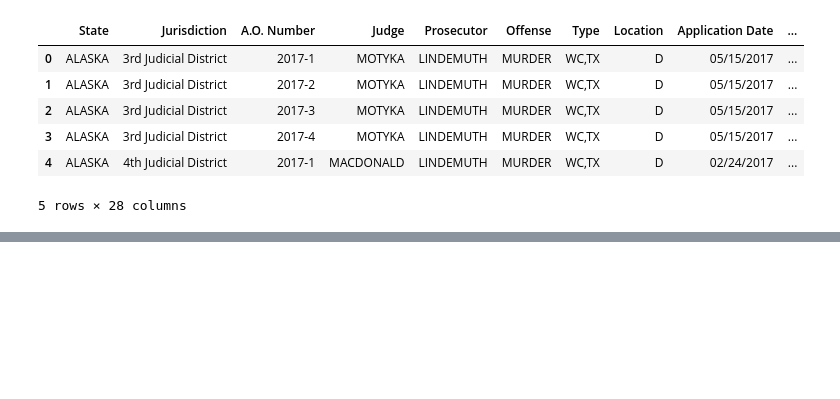
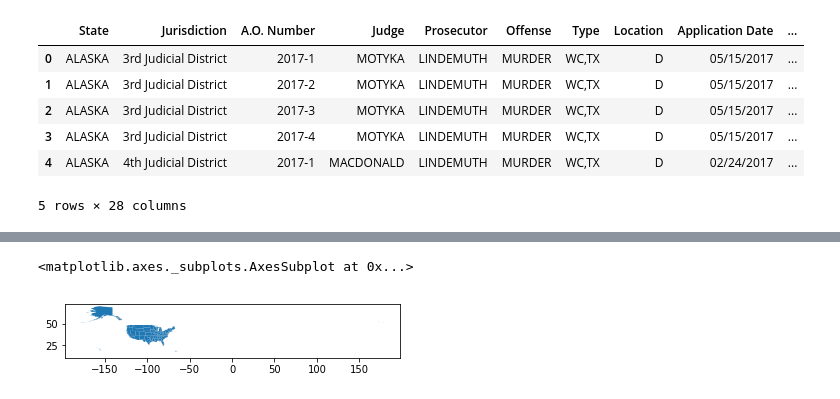
Before and after one commit to hpeyronnin/Wiretaps, a Jupyter notebook: Wiretaps.ipynb, the cells around one changed output, grey strips where cells are left out. Cells and saved outputs as stored; diff of their text form; code cells hidden in the pictures; blank space fills up the shorter version.

```diff
--- a/Wiretaps.ipynb
+++ b/Wiretaps.ipynb
@@ -223,0 +318,8 @@ Name: Jurisdiction, Length: 143, dtype: int64
+# %%
+#create link to file directory
+jur_dir = 'US_District_Court_Jurisdictions/'
+#call file
+court_jur = jur_dir + 'US_District_Court_Jurisdictions.shp'
+#read shapefile with geopandas
+jur = gpd.read_file(court_jur)
+jur.set_index('DISTRICT')
@@ -223,0 +346,5 @@ Name: Jurisdiction, Length: 143, dtype: int64
+# %%
+jur.plot()
+# %% [output]
+<matplotlib.axes._subplots.AxesSubplot at 0x...>
+[figure, added]
```
Also changed, not shown: parts of 27 cells of this notebook.
